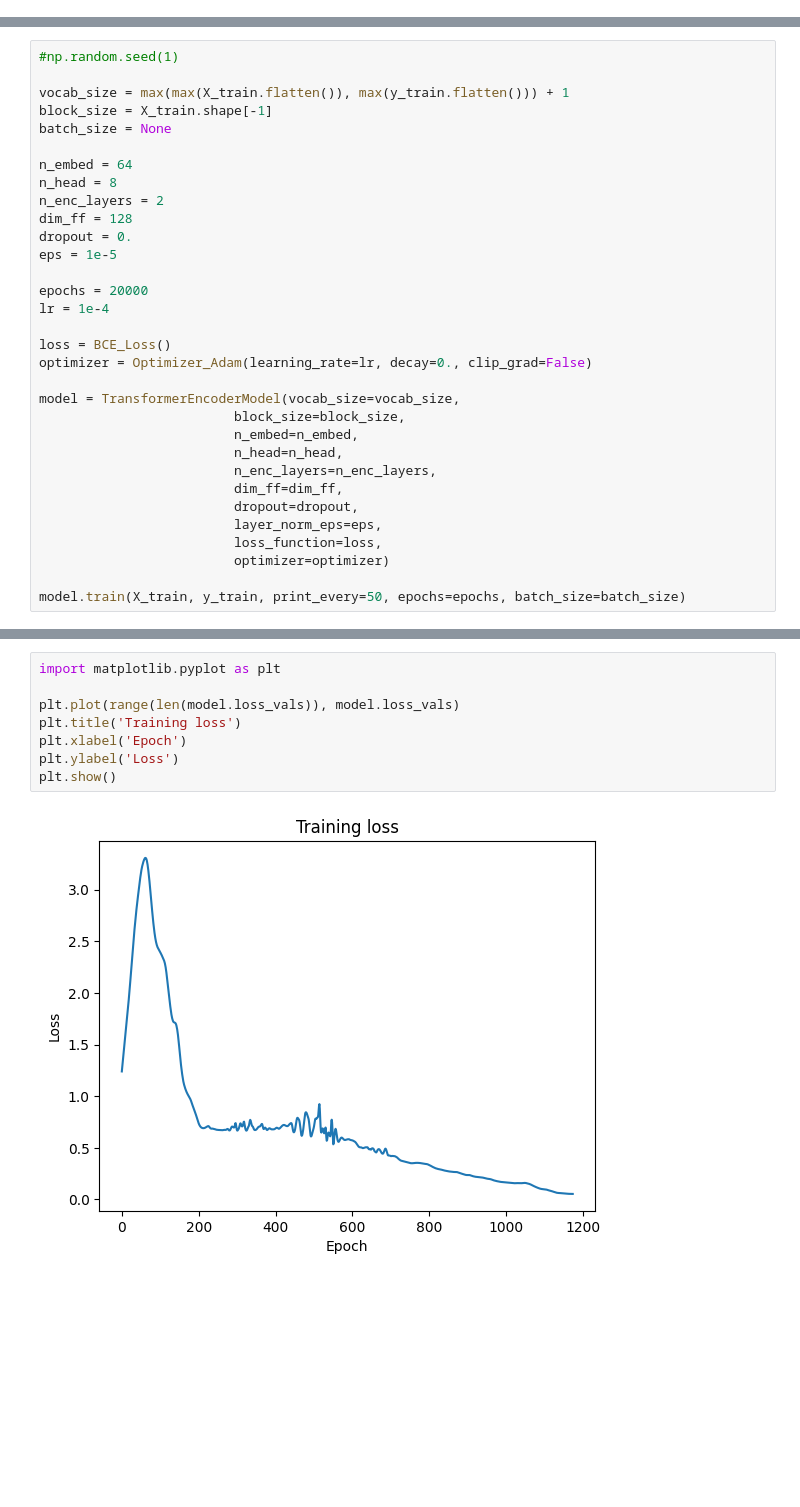
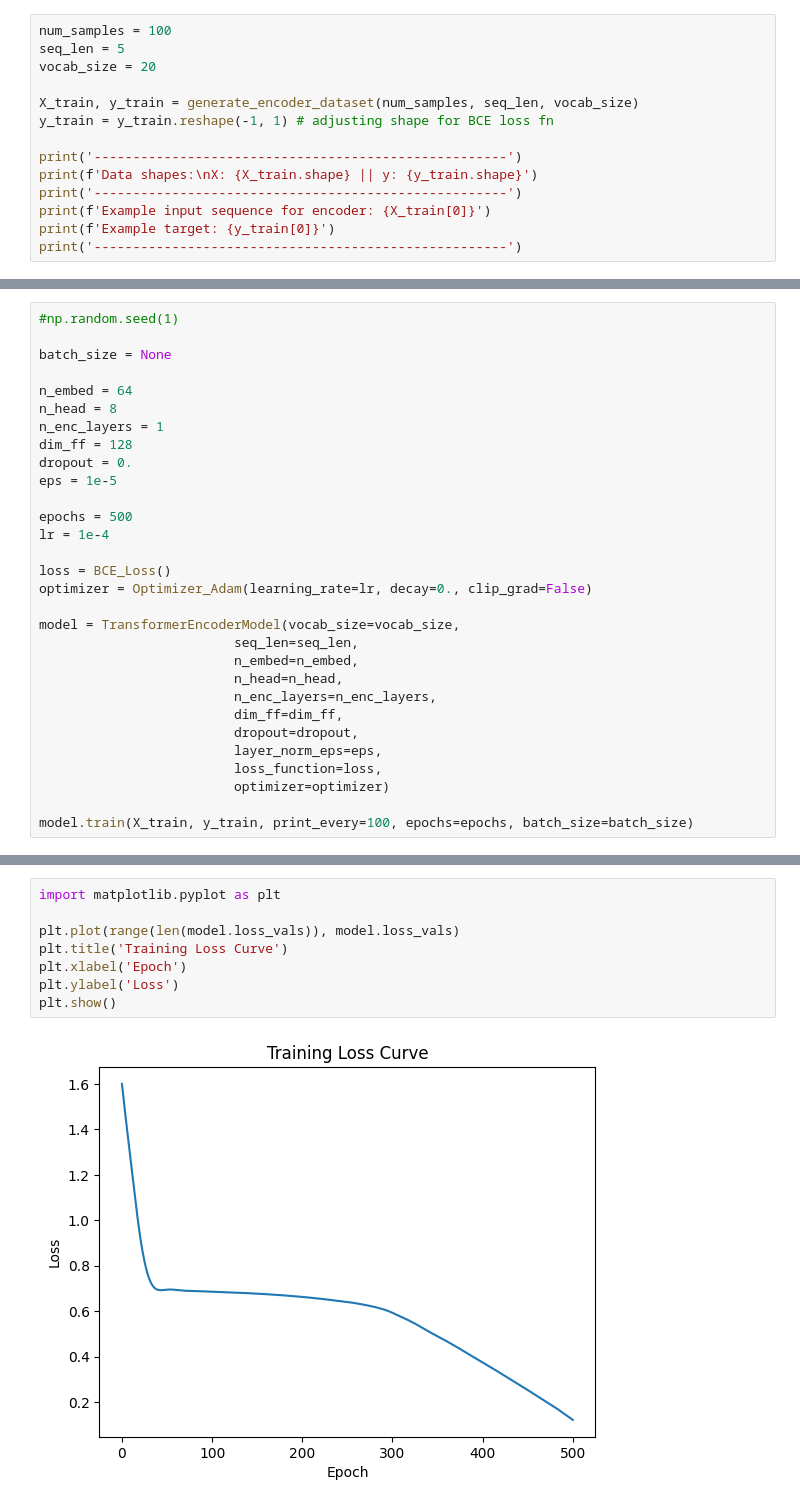
Before and after one commit to glovric/DLFS, a Jupyter notebook: notebooks/Transformer/TransformerEncoder.ipynb, the cells around one changed output, grey strips where cells are left out. Cells and saved outputs as stored; diff of their text form; blank space fills up the shorter version.

```diff
--- a/notebooks/Transformer/TransformerEncoder.ipynb
+++ b/notebooks/Transformer/TransformerEncoder.ipynb
@@ -152,0 +267,14 @@ print(y_train[:5])
+# %%
+num_samples = 100
+seq_len = 5
+vocab_size = 20
+
+X_train, y_train = generate_encoder_dataset(num_samples, seq_len, vocab_size)
+y_train = y_train.reshape(-1, 1) # adjusting shape for BCE loss fn
+
+print('-----------------------------------------------------')
+print(f'Data shapes:\nX: {X_train.shape} || y: {y_train.shape}')
+print('-----------------------------------------------------')
+print(f'Example input sequence for encoder: {X_train[0]}')
+print(f'Example target: {y_train[0]}')
+print('-----------------------------------------------------')
@@ -153,25 +291,23 @@ print(y_train[:5])
 # %%
 #np.random.seed(1)
 
-vocab_size = max(max(X_train.flatten()), max(y_train.flatten())) + 1
-block_size = X_train.shape[-1]
 batch_size = None
 
 n_embed = 64
 n_head = 8
-n_enc_layers = 2
+n_enc_layers = 1
 dim_ff = 128
 dropout = 0.
 eps = 1e-5
 
-epochs = 20000
+epochs = 500
 lr = 1e-4
 
 loss = BCE_Loss()
 optimizer = Optimizer_Adam(learning_rate=lr, decay=0., clip_grad=False)
 
 model = TransformerEncoderModel(vocab_size=vocab_size,
-                         block_size=block_size,
+                         seq_len=seq_len,
                          n_embed=n_embed,
                          n_head=n_head,
                          n_enc_layers=n_enc_layers,
@@ -181,5 +317,5 @@ model = TransformerEncoderModel(vocab_size=vocab_size,
                          loss_function=loss,
                          optimizer=optimizer)
 
-model.train(X_train, y_train, print_every=50, epochs=epochs, batch_size=batch_size)
+model.train(X_train, y_train, print_every=100, epochs=epochs, batch_size=batch_size)
 # %% [output]
@@ -204,10 +328,10 @@ KeyboardInterrupt:
 # %%
 import matplotlib.pyplot as plt
 
 plt.plot(range(len(model.loss_vals)), model.loss_vals)
-plt.title('Training loss')
+plt.title('Training Loss Curve')
 plt.xlabel('Epoch')
 plt.ylabel('Loss')
 plt.show()
 # %% [output]
-[figure, old version]
+[figure, new version]
```
Also changed, not shown: parts of 15 cells of this notebook, 2 other files.
